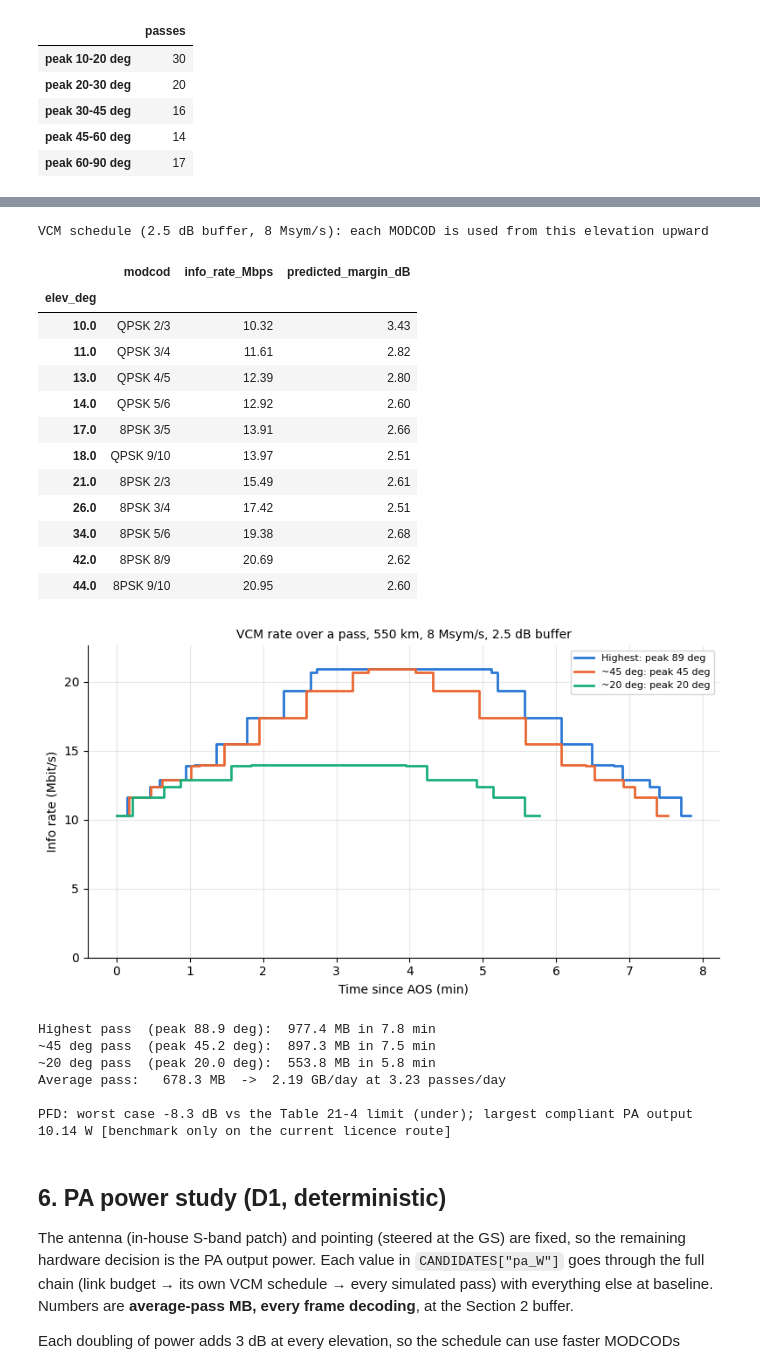
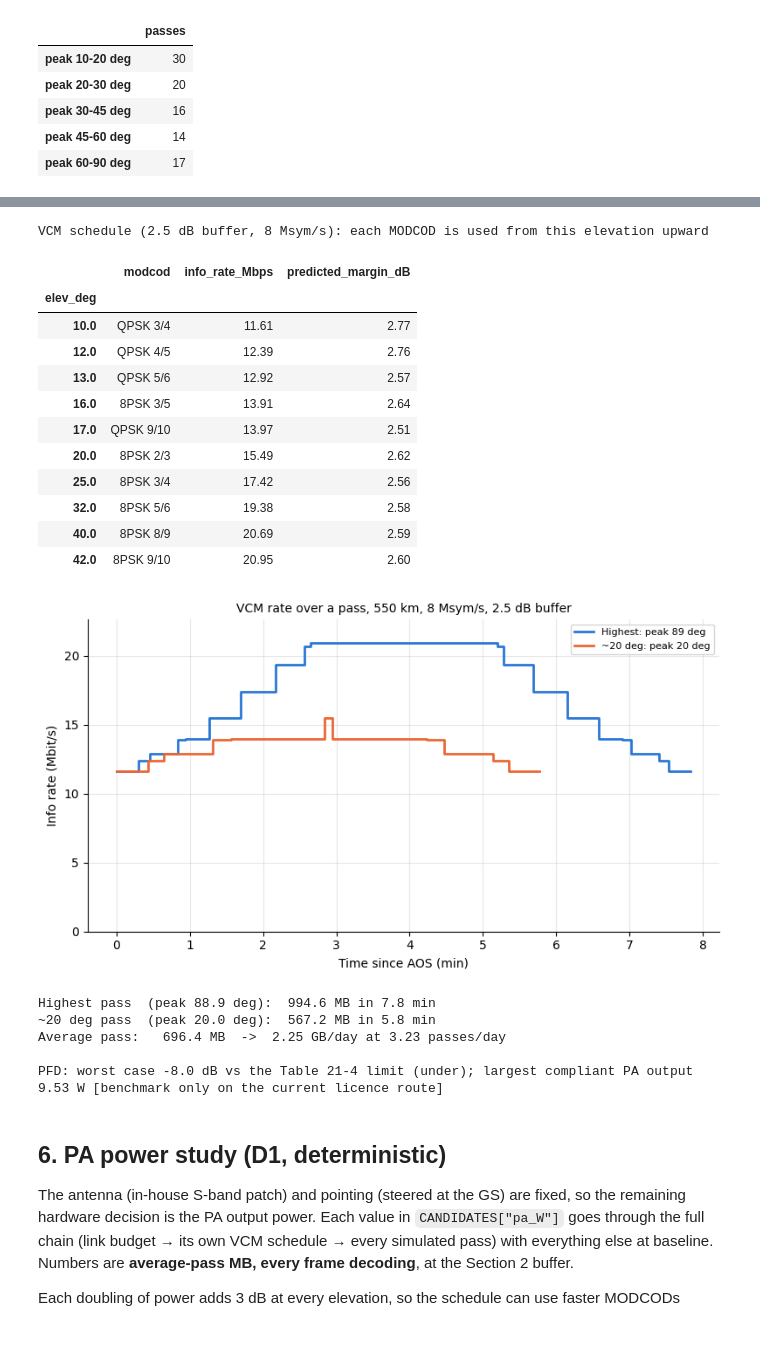
Before and after one commit to stanford-ssi/sats-monorepo, a Jupyter notebook: ground_station/Ground_Station_Link_Budget_v3_full.ipynb, the cells around one changed output, grey strips where cells are left out. Cells and saved outputs as stored; diff of their text form; code cells hidden in the pictures; blank space fills up the shorter version.

Commit message:
update charts

```diff
--- a/ground_station/Ground_Station_Link_Budget_v3_full.ipynb
+++ b/ground_station/Ground_Station_Link_Budget_v3_full.ipynb
@@ -72,7 +72,7 @@ DECISIONS = dict(
 )
 
 # ---- SAT_S: satellite transmitter hardware (PA to antenna) and pointing ----
-# In-house circular S-band patch, steered at the GS by GNC during passes (pointing accuracy <= 30 deg, ~95th percentile).
+# In-house circular S-band patch, steered at the GS by GNC during passes (pointing accuracy <= 30 deg, ~99th percentile).
 SAT_S = dict(
     loss_dB           = 1.0,    # (TBC, TT&C) PA -> antenna: 90 deg hybrid for circular pol (0.3-0.5 dB) + filter + T/R switch + coax.
                                 #   src: SYSTEMS PRESENTATIONS/SM-000004 [Systems Meeting 10_26 Slides].pptx, slide 32
@@ -80,8 +80,8 @@ SAT_S = dict(
                                 #   src: PJ-300000 [BOARD ARCHITECTURE DESIGN]/PJ-100004 [S-band patch antenna research].docx, Requirements
     ant_beamwidth_deg = 60.0,   # (ASSUMED, Gabriel) half-power beamwidth requirement >= 60 deg (lower bound used).
                                 #   src: PJ-300000 [BOARD ARCHITECTURE DESIGN]/PJ-100004 [S-band patch antenna research].docx, Requirements
-    pointing_err_deg  = 15.0,   # (ASSUMED, River) MEDIAN satellite pointing error. Rayleigh-distributed, so its 95th percentile is
-                                #   ~31 deg, matching the <= 30 deg accuracy target. The schedule plans at this median; the Monte Carlo
+    pointing_err_deg  = 12.0,   # (ASSUMED, River) MEDIAN satellite pointing error. Rayleigh-distributed, so its 95th percentile is
+                                #   ~25 deg and its 99th ~31 deg, i.e. <= 30 deg about 99% of the time. The schedule plans at this median; the Monte Carlo
                                 #   (MC, Section 7) draws one error per pass from that distribution and holds it for the whole pass.
                                 #   src: PJ-DP-100003 [TT&C SYSTEM DEVELOPMENT PRESENTATIONS]/PJ-DP-100003-01 [TT&C Kickoff REV 1.0].pptx, slide 5
 )
@@ -373,10 +377,10 @@ def link_budget(elev_deg, design=None, alt_km=None, err_deg=None, Rs=None):
                                       + b["+ Dish gain (dBi)"] - b["- Feed loss"])
     b["System temperature (K)"]    = np.full_like(el, TSYS_K)
     b["G/T (dB/K)"]                = GS_S["dish_gain_dBi"] - GS_S["feed_loss_dB"] - 10*np.log10(b["System temperature (K)"])
-    b["N0 (dBm/Hz)"]               = therm_noise_dbm(b["System temperature (K)"], 1.0)
-    b["= C/N0 (dB-Hz)"]            = b["= Received power (dBm)"] - b["N0 (dBm/Hz)"]
-    b["- 10 log10(Rs)"]            = np.full_like(el, 10*np.log10(Rs))
-    b["= Available Es/N0"]         = b["= C/N0 (dB-Hz)"] - b["- 10 log10(Rs)"]
+    b["Noise power in 1 Hz, N0 (dBm/Hz)"]               = therm_noise_dbm(b["System temperature (K)"], 1.0)
+    b["= Signal-to-noise in 1 Hz, C/N0 (dB-Hz)"]            = b["= Received power (dBm)"] - b["Noise power in 1 Hz, N0 (dBm/Hz)"]
+    b["- Spread over the symbol rate, 10 log10(Rs)"]            = np.full_like(el, 10*np.log10(Rs))
+    b["= Available Es/N0"]         = b["= Signal-to-noise in 1 Hz, C/N0 (dB-Hz)"] - b["- Spread over the symbol rate, 10 log10(Rs)"]
     return b
 # %%
 BUDGET_ELEVS = [10, 20, 30, 45, 60, 90]
@@ -553,56 +602,53 @@ steps = sched[sched["modcod"] != sched["modcod"].shift()]          # rows where
 print(f"VCM schedule ({VCM_BUFFER:g} dB buffer, {WAVEFORM['Rs_sps']/1e6:g} Msym/s): each MODCOD is used from this elevation upward")
 display(steps.set_index("elev_deg").round(2))
 
-# ---- Chart: info rate over three simulated passes (highest, ~45 deg and ~20 deg peak) ----
+# ---- Chart: info rate over two simulated passes (highest, and a typical low ~20 deg peak) ----
 examples = {"Highest":  int(PASS_PEAKS.argmax()),
-            "~45 deg":  int(np.abs(PASS_PEAKS - 45).argmin()),
             "~20 deg":  int(np.abs(PASS_PEAKS - 20).argmin())}
 fig, ax = plt.subplots(figsize=(8, 4.5))
 for k, (name, i) in enumerate(examples.items()):
     el = PASSES[i]
     idx, _ = modcod_at_elevation(grid, sched_modcod, el)
     ax.step(np.arange(len(el))*DT_S/60, RATE_BPS[idx]/1e6, where="post", color=SERIES[k],
             label=f"{name}: peak {PASS_PEAKS[i]:.0f} deg")
 ax.set_ylim(0, RATE_BPS.max()/1e6*1.08)
 ax.set_xlabel("Time since AOS (min)"); ax.set_ylabel("Info rate (Mbit/s)")
 ax.set_title(f"VCM rate over a pass, {MISSION['alt_km']:g} km, {WAVEFORM['Rs_sps']/1e6:g} Msym/s, {VCM_BUFFER:g} dB buffer", fontsize=10)
 ax.legend(fontsize=8)
 plt.tight_layout(); plt.show()
 
 # ---- Data per pass (nominal: every frame decodes) ----
 avg_MB = average_pass_MB(VCM_BUFFER)
 for name, i in examples.items():
     print(f"{name + ' pass':13s} (peak {PASS_PEAKS[i]:4.1f} deg): {pass_MB(PASSES[i], (grid, sched_modcod)):6.1f} MB "
           f"in {len(PASSES[i])*DT_S/60:.1f} min")
 print(f"Average pass:  {avg_MB:6.1f} MB  ->  {avg_MB*PASSES_PER_DAY/1e3:.2f} GB/day at {PASSES_PER_DAY:.2f} passes/day")
 
 # ---- PFD check ----
 excess = pfd_worst_excess_dB()
 print(f"\nPFD: worst case {excess:+.1f} dB vs the Table 21-4 limit "
       f"({'OVER' if excess > 0 else 'under'}); largest compliant PA output {pfd_max_power_W():.2f} W "
       f"[{'binding' if CONSTRAINTS['pfd_binding'] else 'benchmark only'} on the current licence route]")
 # %% [output]
 VCM schedule (2.5 dB buffer, 8 Msym/s): each MODCOD is used from this elevation upward
 |  | modcod | info_rate_Mbps | predicted_margin_dB |
 | elev_deg |  |  |  |
-| 10.0 | QPSK 2/3 | 10.32 | 3.43 |
-| 11.0 | QPSK 3/4 | 11.61 | 2.82 |
-| 13.0 | QPSK 4/5 | 12.39 | 2.80 |
-| 14.0 | QPSK 5/6 | 12.92 | 2.60 |
-| 17.0 | 8PSK 3/5 | 13.91 | 2.66 |
-| 18.0 | QPSK 9/10 | 13.97 | 2.51 |
-| 21.0 | 8PSK 2/3 | 15.49 | 2.61 |
-| 26.0 | 8PSK 3/4 | 17.42 | 2.51 |
-| 34.0 | 8PSK 5/6 | 19.38 | 2.68 |
-| 42.0 | 8PSK 8/9 | 20.69 | 2.62 |
-| 44.0 | 8PSK 9/10 | 20.95 | 2.60 |
+| 10.0 | QPSK 3/4 | 11.61 | 2.77 |
+| 12.0 | QPSK 4/5 | 12.39 | 2.76 |
+| 13.0 | QPSK 5/6 | 12.92 | 2.57 |
+| 16.0 | 8PSK 3/5 | 13.91 | 2.64 |
+| 17.0 | QPSK 9/10 | 13.97 | 2.51 |
+| 20.0 | 8PSK 2/3 | 15.49 | 2.62 |
+| 25.0 | 8PSK 3/4 | 17.42 | 2.56 |
+| 32.0 | 8PSK 5/6 | 19.38 | 2.58 |
+| 40.0 | 8PSK 8/9 | 20.69 | 2.59 |
+| 42.0 | 8PSK 9/10 | 20.95 | 2.60 |
-[figure, old version]
+[figure, new version]
-Highest pass  (peak 88.9 deg):  977.4 MB in 7.8 min
-~45 deg pass  (peak 45.2 deg):  897.3 MB in 7.5 min
-~20 deg pass  (peak 20.0 deg):  553.8 MB in 5.8 min
-Average pass:   678.3 MB  ->  2.19 GB/day at 3.23 passes/day
+Highest pass  (peak 88.9 deg):  994.6 MB in 7.8 min
+~20 deg pass  (peak 20.0 deg):  567.2 MB in 5.8 min
+Average pass:   696.4 MB  ->  2.25 GB/day at 3.23 passes/day
 
-PFD: worst case -8.3 dB vs the Table 21-4 limit (under); largest compliant PA output 10.14 W [benchmark only on the current licence route]
+PFD: worst case -8.0 dB vs the Table 21-4 limit (under); largest compliant PA output 9.53 W [benchmark only on the current licence route]
 # %% [markdown]
 ## 6. PA power study (D1, deterministic)
 The antenna (in-house S-band patch) and pointing (steered at the GS) are fixed, so the remaining hardware decision is the PA output power. Each value in `CANDIDATES["pa_W"]` goes through the full chain (link budget → its own VCM schedule → every simulated pass) with everything else at baseline. Numbers are **average-pass MB, every frame decoding**, at the Section 2 buffer.
```
Also changed, not shown: parts of 12 cells of this notebook.
